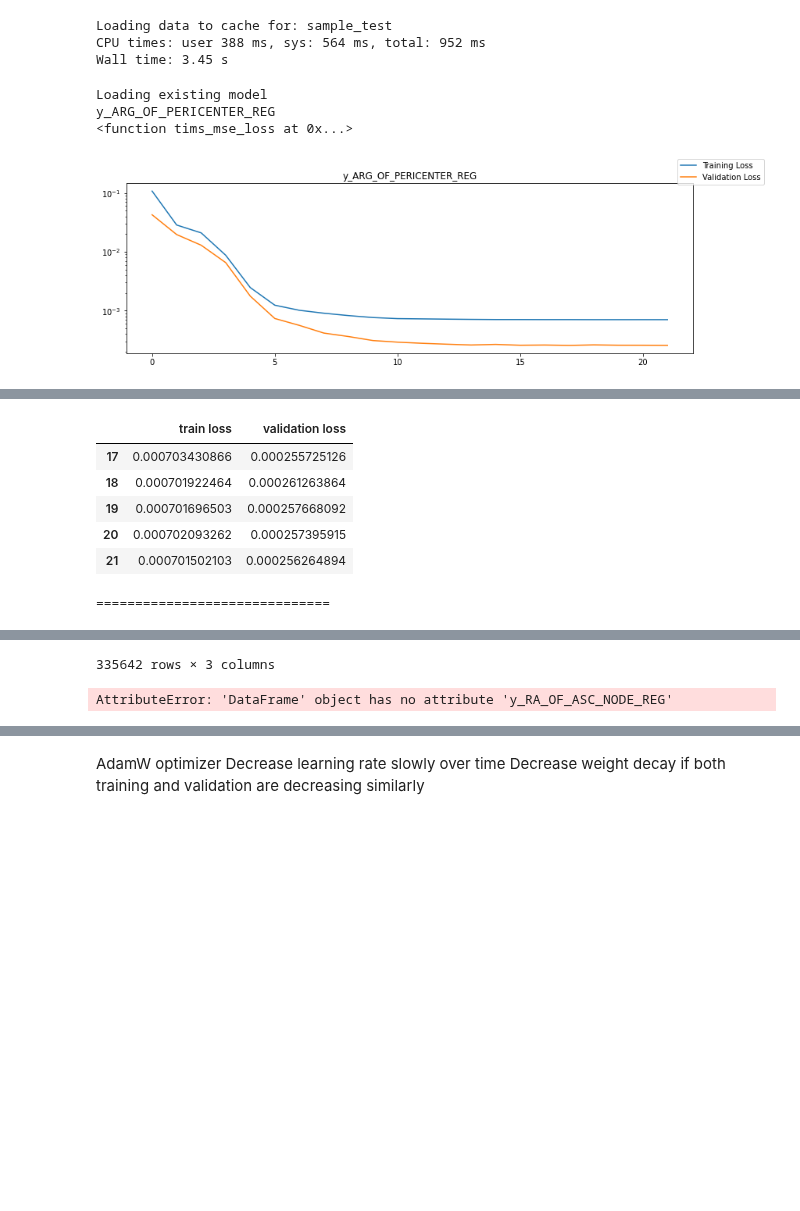
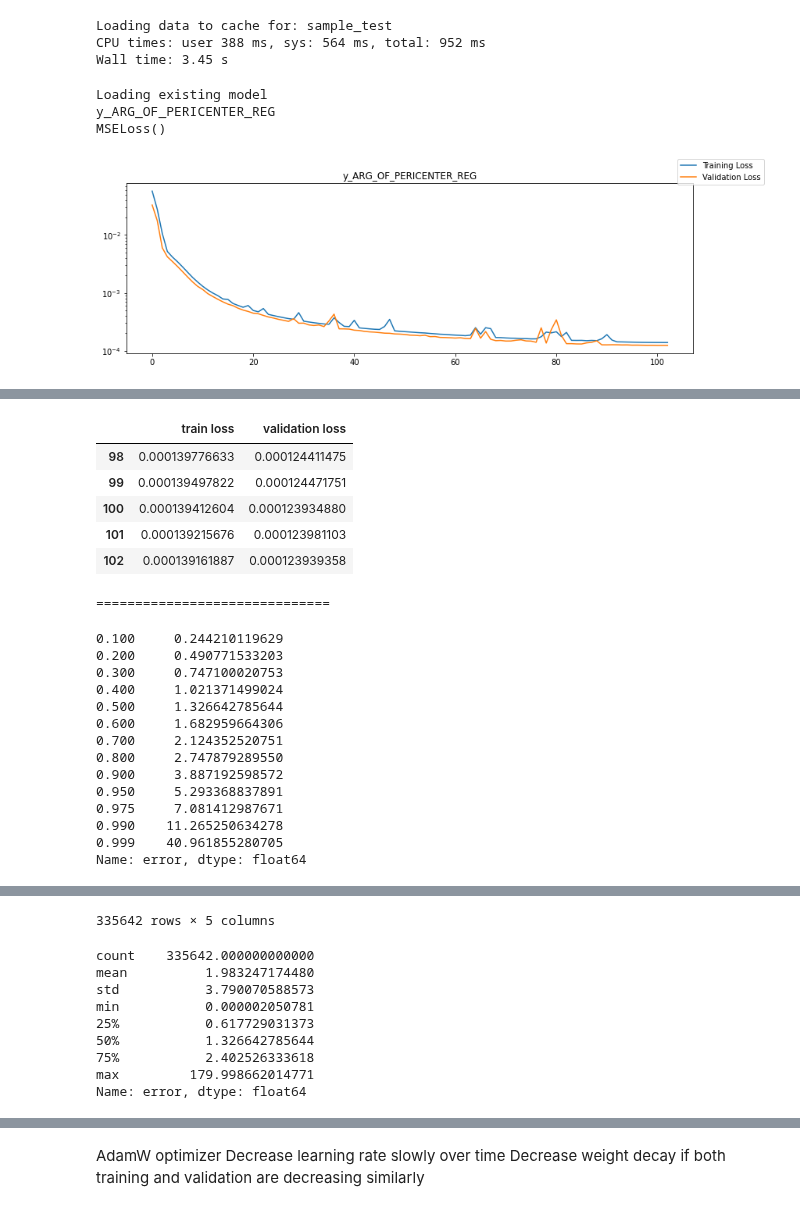
Before and after one commit to cm-tle-pred/tle-prediction, a Jupyter notebook: models/model_t5/model_overview.ipynb, the cells around one changed output, grey strips where cells are left out. Cells and saved outputs as stored; diff of their text form; code cells hidden in the pictures; blank space fills up the shorter version.

Commit message:
improve anomaly removal and explore error patterns

```diff
--- a/models/model_t5/model_overview.ipynb
+++ b/models/model_t5/model_overview.ipynb
@@ -112,33 +112,37 @@ for sub_key in ['y_ARG_OF_PERICENTER_REG']:
 
     fig,ax = plt.subplots(figsize=(13,4))
     print(loss_func)
     ax.plot(tl, label="Training Loss")
     ax.plot(vl, label="Validation Loss")
     ax.set_title(sub_key)
     ax.set_yscale('log')
     ax.set_ylim((ax.get_ylim()[0], min(1,ax.get_ylim()[1])))
     fig.legend()
     plt.show()
 
     trained_model = model
     X_sample = X_test.loc[sample_idx]
     y_sample = y_test.loc[sample_idx][[sub_key]]
     y_sample_pred = predict(trained_model, X_sample, y_sample, device="cpu") # get predictions for each train
     y_sample_pred_df = pd.DataFrame(y_sample_pred, columns=y_sample.columns, index=y_sample.index)  # put results into a dataframe
     print(f'Epoch {next_epoch}')
     print(f'    Test set MAE (L1) loss: {mean_absolute_error(y_sample, y_sample_pred_df)}')
     print(f'    Test set MSE (L2) loss: {mean_squared_error(y_sample, y_sample_pred_df)}')
     display_data.append(y_sample)
     display_data.append(y_sample_pred_df.add_suffix('_pred'))
     display_data.append(X_sample.iloc[:,model_configs[sub_key]['feature_index']:model_configs[sub_key]['feature_index']+1])
 #     display(X_sample.iloc[:,model_configs[sub_key]['feature_index']:model_configs[sub_key]['feature_index']+1].values - y_sample_pred_df.values)
     display(pd.DataFrame(mean_losses, columns=['train loss','validation loss']).tail())
     print('==============================')
-
 df = pd.concat(display_data, axis=1)
+df['error'] = (np.abs(df.iloc[:,0]*360 - df.iloc[:,1]*360))%360
+df['error'] = np.minimum(360-df.error,df.error)
+display(df.error.quantile([0.1, 0.2, 0.3, 0.4, 0.5, 0.6, 0.7, 0.8, 0.9, 0.95, 0.975, 0.99, 0.999]))
+df['epoch_diff'] = X_sample.X_delta_EPOCH
 display(df)
+display(df.error.describe())
 # %% [output]
 Loading existing model
 y_ARG_OF_PERICENTER_REG
-<function tims_mse_loss at 0x...>
+MSELoss()
-[figure, old version]
+[figure, new version]
@@ -148,7 +152,21 @@ Epoch 22
 |  | train loss | validation loss |
-| 17 | 0.000703430866 | 0.000255725126 |
-| 18 | 0.000701922464 | 0.000261263864 |
-| 19 | 0.000701696503 | 0.000257668092 |
-| 20 | 0.000702093262 | 0.000257395915 |
-| 21 | 0.000701502103 | 0.000256264894 |
+| 98 | 0.000139776633 | 0.000124411475 |
+| 99 | 0.000139497822 | 0.000124471751 |
+| 100 | 0.000139412604 | 0.000123934880 |
+| 101 | 0.000139215676 | 0.000123981103 |
+| 102 | 0.000139161887 | 0.000123939358 |
 ==============================
+0.100     0.244210119629
+0.200     0.490771533203
+0.300     0.747100020753
+0.400     1.021371499024
+0.500     1.326642785644
+0.600     1.682959664306
+0.700     2.124352520751
+0.800     2.747879289550
+0.900     3.887192598572
+0.950     5.293368837891
+0.975     7.081412987671
+0.990    11.265250634278
+0.999    40.961855280705
+Name: error, dtype: float64
@@ -167,5 +185,10 @@ Epoch 22
-335642 rows × 3 columns
+335642 rows × 5 columns
+count    335642.000000000000
+mean          1.983247174480
+std           3.790070588573
+min           0.000002050781
+25%           0.617729031373
+50%           1.326642785644
+75%           2.402526333618
+max         179.998662014771
+Name: error, dtype: float64
-# %%
-np.abs((df.y_RA_OF_ASC_NODE_REG - df.y_RA_OF_ASC_NODE_REG_pred)).describe()
-# %% [output]
-AttributeError: 'DataFrame' object has no attribute 'y_RA_OF_ASC_NODE_REG'
```
Also changed, not shown: parts of 10 cells of this notebook, 5 other files.
